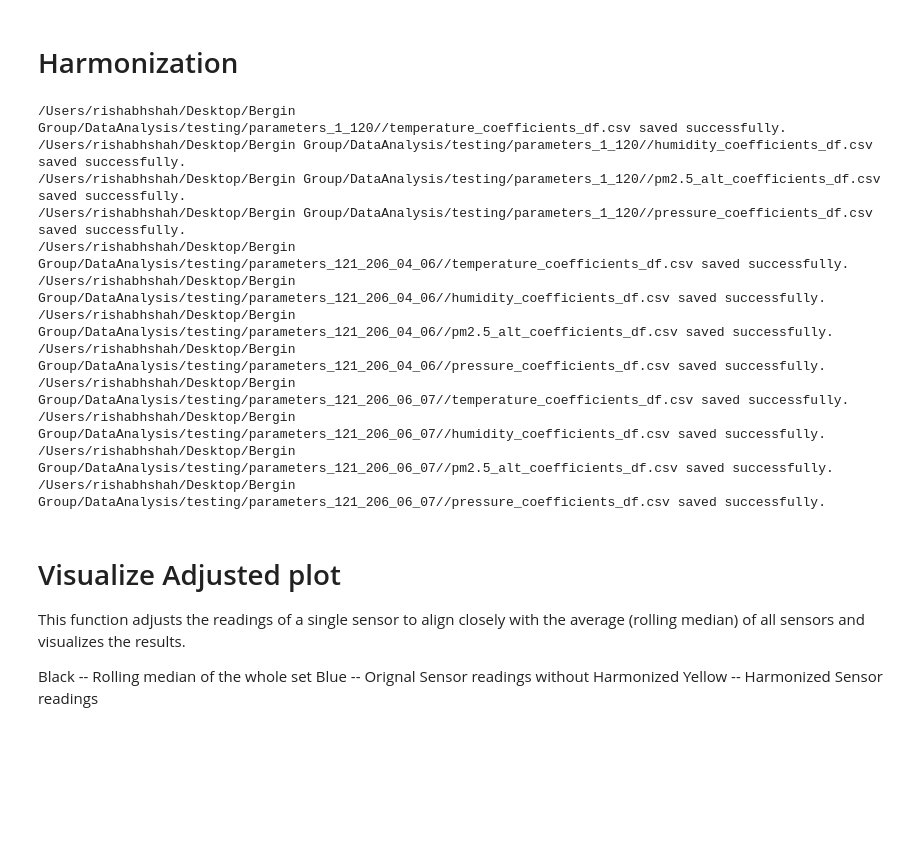
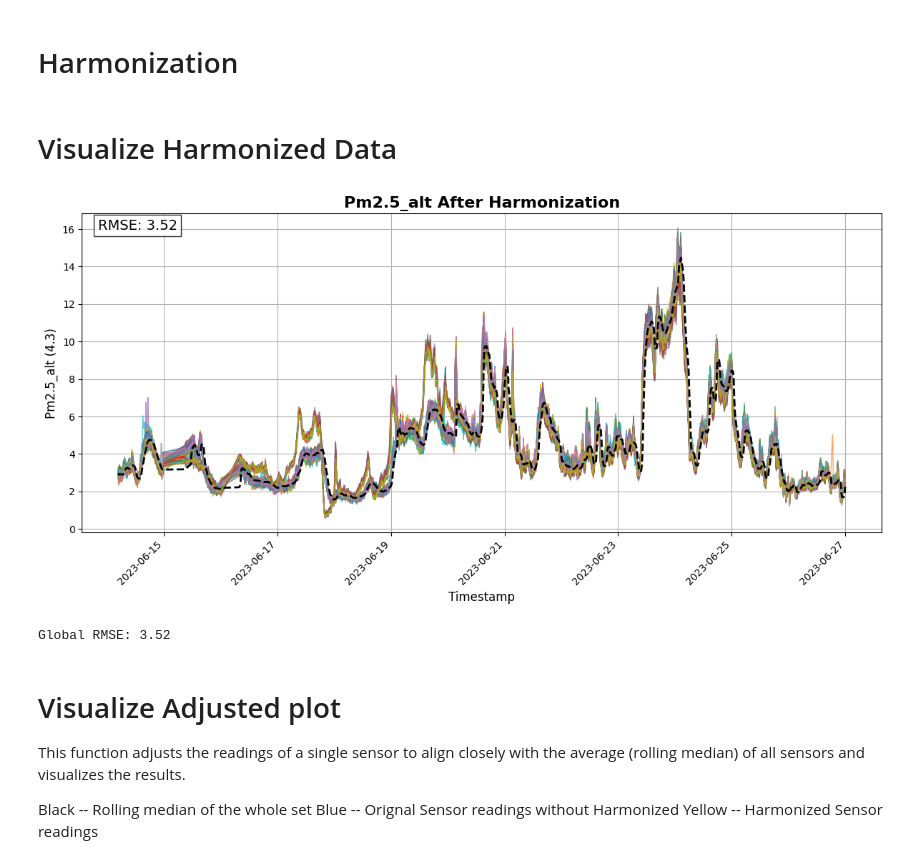
Before and after one commit to rishabhshah13/mongoliasensors, a Jupyter notebook: Harmonization.ipynb, the cells around one changed output. Saved outputs shown, nothing was run; the diff lists cells and outputs as text; code cells hidden in the pictures; blank space fills up the shorter version.

```diff
--- a/Harmonization.ipynb
+++ b/Harmonization.ipynb
@@ -586,7 +664,7 @@ units_dict = {
 }
 
 
-output_path = "/Users/rishabhshah/Desktop/Bergin Group/DataAnalysis/testing/parameters_1_120/"
+output_path = "/Users/rishabhshah/Desktop/Bergin Group/DataAnalysis/Parameters/parameters_1_120/"
 # Process dataframes for 1-120
 process_sensor_data(
     cleaned_sensor_dataframes_1_120,
@@ -596,7 +674,7 @@ process_sensor_data(
     output_path
 )
 
-output_path = "/Users/rishabhshah/Desktop/Bergin Group/DataAnalysis/testing/parameters_121_206_04_06/"
+output_path = "/Users/rishabhshah/Desktop/Bergin Group/DataAnalysis/Parameters/parameters_121_206_04_06/"
 
 # Process dataframes for 121-206
 process_sensor_data(
@@ -607,7 +685,7 @@ process_sensor_data(
     output_path
 )
 
-output_path = "/Users/rishabhshah/Desktop/Bergin Group/DataAnalysis/testing/parameters_121_206_06_07/"
+output_path = "/Users/rishabhshah/Desktop/Bergin Group/DataAnalysis/Parameters/parameters_121_206_06_07/"
 
 # Process dataframes for 121-206
 process_sensor_data(
@@ -617,16 +695,5 @@ process_sensor_data(
     units_dict,
     output_path
 )
-# %% [output]
-/Users/rishabhshah/Desktop/Bergin Group/DataAnalysis/testing/parameters_1_120//temperature_coefficients_df.csv saved successfully.
-/Users/rishabhshah/Desktop/Bergin Group/DataAnalysis/testing/parameters_1_120//humidity_coefficients_df.csv saved successfully.
-/Users/rishabhshah/Desktop/Bergin Group/DataAnalysis/testing/parameters_1_120//pm2.5_alt_coefficients_df.csv saved successfully.
-/Users/rishabhshah/Desktop/Bergin Group/DataAnalysis/testing/parameters_1_120//pressure_coefficients_df.csv saved successfully.
-/Users/rishabhshah/Desktop/Bergin Group/DataAnalysis/testing/parameters_121_206_04_06//temperature_coefficients_df.csv saved successfully.
-/Users/rishabhshah/Desktop/Bergin Group/DataAnalysis/testing/parameters_121_206_04_06//humidity_coefficients_df.csv saved successfully.
-/Users/rishabhshah/Desktop/Bergin Group/DataAnalysis/testing/parameters_121_206_04_06//pm2.5_alt_coefficients_df.csv saved successfully.
-/Users/rishabhshah/Desktop/Bergin Group/DataAnalysis/testing/parameters_121_206_04_06//pressure_coefficients_df.csv saved successfully.
-/Users/rishabhshah/Desktop/Bergin Group/DataAnalysis/testing/parameters_121_206_06_07//temperature_coefficients_df.csv saved successfully.
-/Users/rishabhshah/Desktop/Bergin Group/DataAnalysis/testing/parameters_121_206_06_07//humidity_coefficients_df.csv saved successfully.
-/Users/rishabhshah/Desktop/Bergin Group/DataAnalysis/testing/parameters_121_206_06_07//pm2.5_alt_coefficients_df.csv saved successfully.
-/Users/rishabhshah/Desktop/Bergin Group/DataAnalysis/testing/parameters_121_206_06_07//pressure_coefficients_df.csv saved successfully.
+# %% [markdown]
+# Visualize Harmonized Data
@@ -633,3 +853,10 @@ process_sensor_data(
+# %%
+# Plot for harmonized data
+column_name = 'pm2.5_alt'
+plot_harmonized_data_with_rmse(column_name, harmonized_sensor_dataframes_1_120, units_dict, rolling_window=10)
+# %% [output]
+[figure, added]
+Global RMSE: 3.52
 # %% [markdown]
 # Visualize Adjusted plot
 
```
Also changed, not shown: parts of 6 cells of this notebook, 29 other files.
